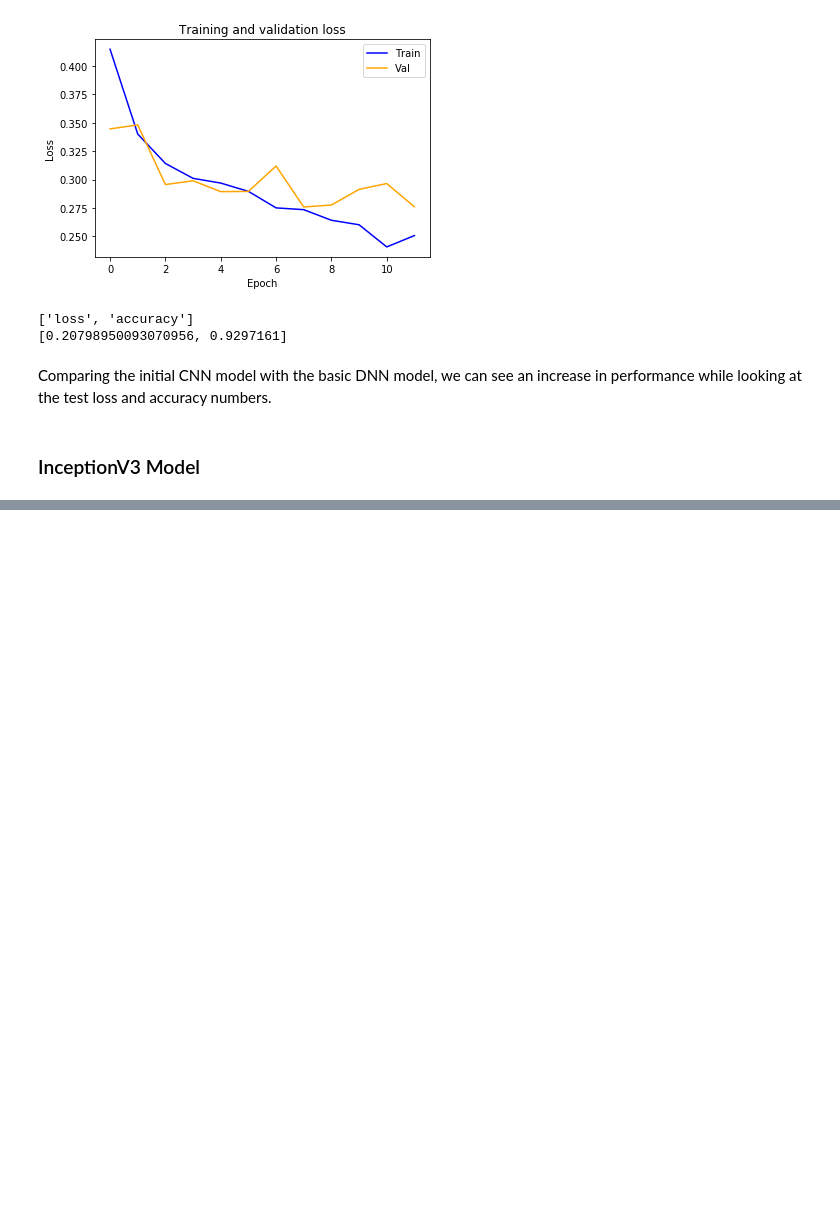
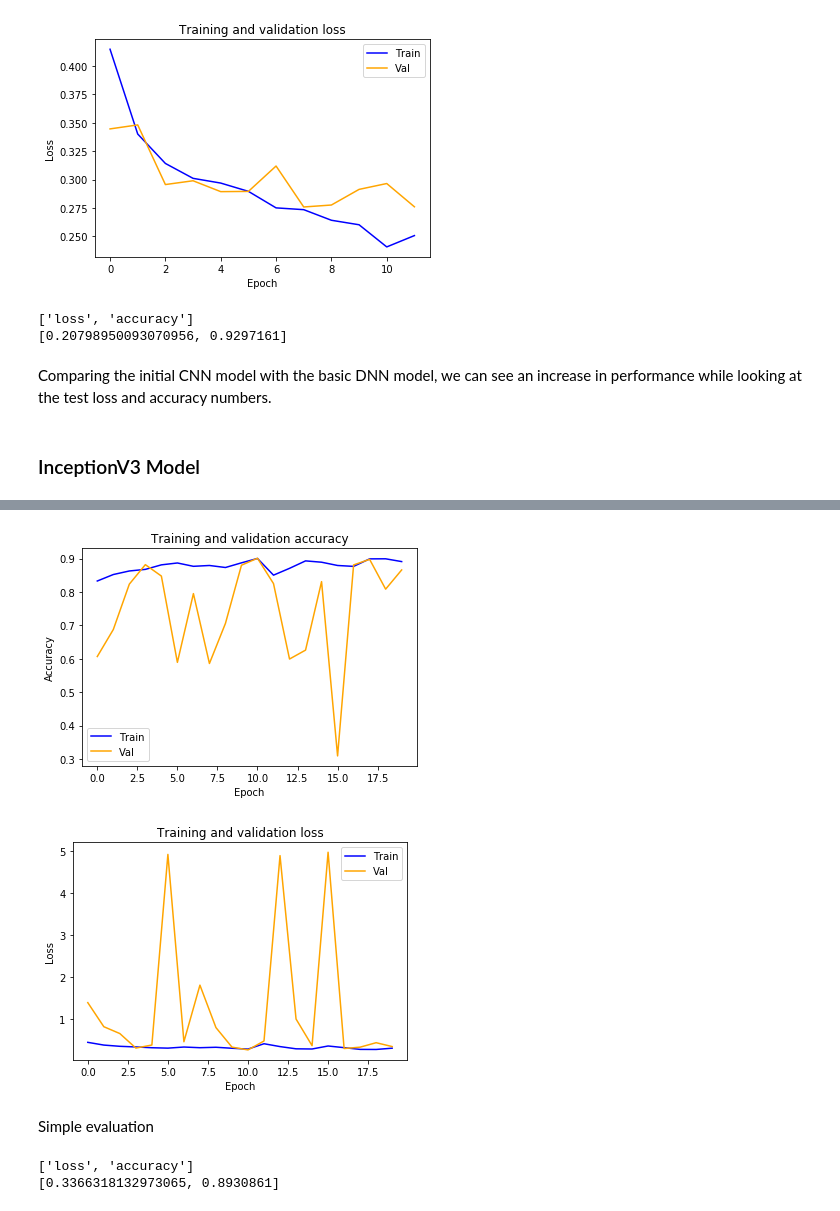
Before and after one commit to muftaye/deep_cancer_imaging, a Jupyter notebook: final_project2.ipynb, the cells around one changed output, grey strips where cells are left out. Cells and saved outputs as stored; diff of their text form; code cells hidden in the pictures; blank space fills up the shorter version.

```diff
--- a/final_project2.ipynb
+++ b/final_project2.ipynb
@@ -1115,3 +1115,12 @@ print(test_m2)
 Comparing the initial CNN model with the basic DNN model, we can see an increase in performance while looking at the test loss and accuracy numbers.
 # %% [markdown]
 ### InceptionV3 Model
+# %%
+base_model = tf.keras.applications.InceptionV3(include_top=False, weights=None, input_shape=(IMG_SIZE, IMG_SIZE, 3), pooling='avg')
+
+model3 = models.Sequential()
+model3.add(base_model)
+model3.add(layers.Flatten())
+model3.add(layers.Dense(1, activation='sigmoid'))
+
+model3.summary()
@@ -1117,0 +1142,14 @@ Comparing the initial CNN model with the basic DNN model, we can see an increase
+# %%
+model3.compile(optimizer='adam',
+              loss='binary_crossentropy',
+              metrics=['accuracy'])
+
+earlyStopping = tf.keras.callbacks.EarlyStopping(monitor='val_loss', patience=4, verbose=0, mode='min')
+cp_save = tf.keras.callbacks.ModelCheckpoint('/content/model3-e{epoch:03d}-valAcc{val_accuracy:05f}.h5', save_best_only=True, monitor='val_loss', mode='min')
+
+model3_history = model3.fit_generator(
+        train_gen,
+        epochs=20,
+        shuffle=True,
+        callbacks=[earlyStopping,cp_save],
+        validation_data=validation_gen)
@@ -1117,0 +1173,14 @@ Comparing the initial CNN model with the basic DNN model, we can see an increase
+# %%
+plot(model3_history)
+# %% [output]
+[figure, added]
+[figure, added]
+# %% [markdown]
+Simple evaluation
+# %%
+test_m3 = model3.evaluate_generator(test_gen)
+print(model3.metrics_names)
+print(test_m3)
+# %% [output]
+['loss', 'accuracy']
+[0.3366318132973065, 0.8930861]
```
Also changed, not shown: parts of 2 cells of this notebook.
